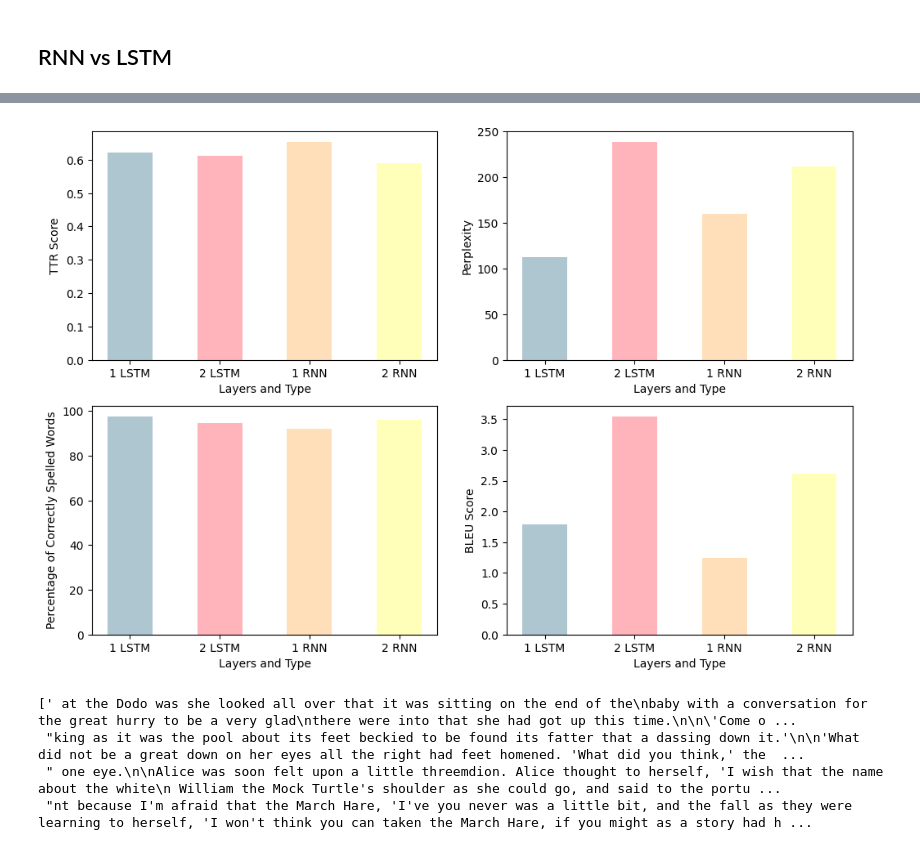
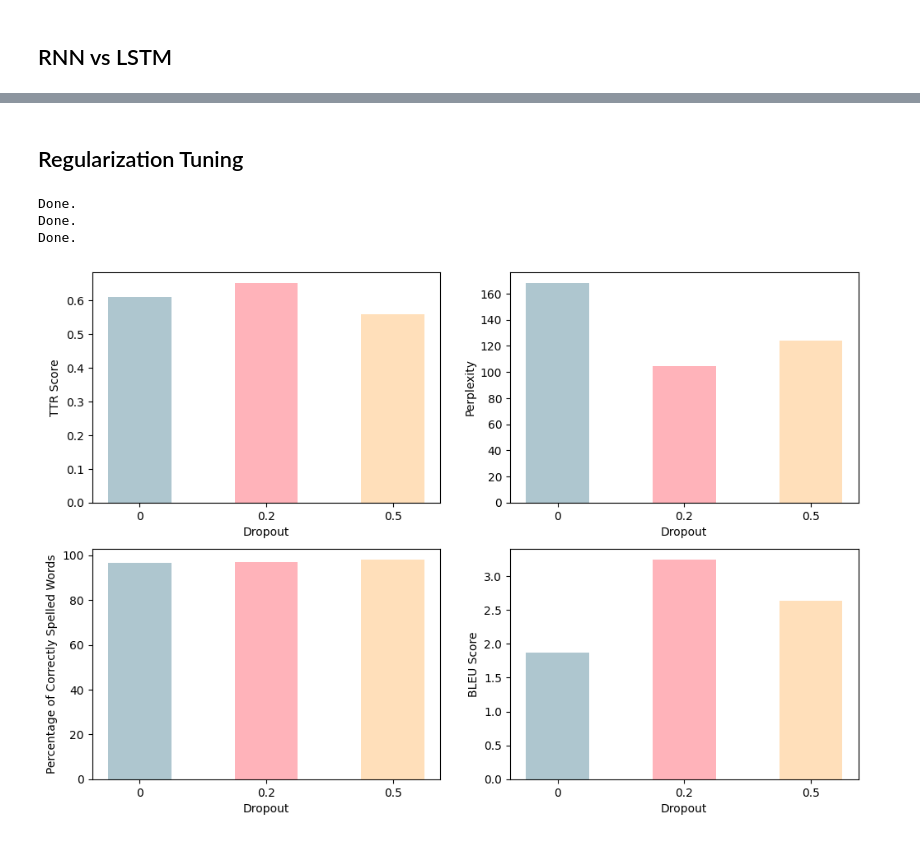
Before and after one commit to ttperr/DD2424-DL-Text_Gen_Project, a Jupyter notebook: evaluation.ipynb, the cells around one changed output, grey strips where cells are left out. Saved outputs shown, nothing was run; the diff lists cells and outputs as text; code cells hidden in the pictures.

```diff
--- a/evaluation.ipynb
+++ b/evaluation.ipynb
@@ -259,8 +259,8 @@ reference_text = alice
 # np.random.seed(5)
 
 greedy_text = generate_from_text(temperature=None, p=None, prompt='A', doPrint=False)
-temperature_text = generate_from_text(temperature=0.8, p=None, prompt='A', doPrint=False)
-nucleus_text = generate_from_text(temperature=0.8, p=0.9, prompt='A', doPrint=False)
+temperature_text = generate_from_text(temperature=0.7, p=None, prompt='A', doPrint=False)
+nucleus_text = generate_from_text(temperature=0.7, p=0.8, prompt='A', doPrint=False)
 # %% [output]
 Done.
 Done.
@@ -537,44 +577,71 @@ for k in range(len(nb_layers)*len(types)):
+# %% [markdown]
+## Regularization Tuning
 # %%
-indices = np.arange(len(nb_layers)*len(types))
+dropout = [0, 0.2, 0.5]
+
+seq_length = 100
+
+texts = []
+
+for d in dropout:
+    model = CharModel(n_vocab, embedding_dim=50, hidden_size=256, num_layers=2, dropout=d, norm=False, type='lstm').to(device)
+    best_model = torch.load(f"LSTM_Dropout_LayerNorm/lstm_layers_2_dropout_{d}_norm_False.pt")
+    n_vocab = len(char_to_int)
+    int_to_char = dict((i, c) for c, i in char_to_int.items())
+    model.load_state_dict(best_model)
+    model.eval()
+    nucleus_text = generate_from_text(temperature=0.8, p=0.9, prompt='Alice', doPrint=False)
+    texts.append(nucleus_text)
+ttr_scores = []
+perplexity_scores = []
+text_percentage_scores = []
+bleu_scores = []
+for k in range(len(dropout)):
+    ttr_score = calculate_ttr(texts[k])
+    ttr_scores.append(ttr_score)
+    perplexity_score = calculate_perplexity(texts[k], gpt2_model, tokenizer, device)
+    perplexity_scores.append(perplexity_score)
+    text_percentage = calculate_correctly_spelled_percentage(texts[k])
+    text_percentage_scores.append(text_percentage)
+    bleu_score = calculate_bleu_score(reference_text, texts[k]) * 100
+    bleu_scores.append(bleu_score)
+indices = np.arange(len(dropout))
 
 pastel_colors = ['#aec6cf', '#ffb3ba', '#ffdfba', '#ffffba']
 
 f = plt.figure(figsize=(12, 8))
 
 plt.subplot(2, 2, 1)
 plt.bar(indices, ttr_scores, width=0.5, color=pastel_colors)  # Use pastel colors
-plt.xlabel('Layers and Type')
+plt.xlabel('Dropout')
 plt.ylabel('TTR Score')
 # plt.title('TTR Score for Different Hidden Sizes')
-plt.xticks(indices, ['1 LSTM', '2 LSTM', '1 RNN', '2 RNN'])  # Set the x-ticks to the specific hidden sizes
+plt.xticks(indices, dropout)  # Set the x-ticks to the specific hidden sizes
 
 plt.subplot(2, 2, 2)
 plt.bar(indices, perplexity_scores, width=0.5, color=pastel_colors)  # Use pastel colors
-plt.xlabel('Layers and Type')
+plt.xlabel('Dropout')
 plt.ylabel('Perplexity')
 # plt.title('Perplexity for Different Hidden Sizes')
-plt.xticks(indices, ['1 LSTM', '2 LSTM', '1 RNN', '2 RNN'])  # Set the x-ticks to the specific hidden sizes
+plt.xticks(indices, dropout)  # Set the x-ticks to the specific hidden sizes
 
 plt.subplot(2, 2, 3)
 plt.bar(indices, text_percentage_scores, width=0.5, color=pastel_colors)  # Use pastel colors
-plt.xlabel('Layers and Type')
+plt.xlabel('Dropout')
 plt.ylabel('Percentage of Correctly Spelled Words')
 # plt.title('Percentage of Correctly Spelled Words for Different Hidden Sizes')
-plt.xticks(indices, ['1 LSTM', '2 LSTM', '1 RNN', '2 RNN'])  # Set the x-ticks to the specific hidden sizes
+plt.xticks(indices, dropout)  # Set the x-ticks to the specific hidden sizes
 
 plt.subplot(2, 2, 4)
 plt.bar(indices, bleu_scores, width=0.5, color=pastel_colors)  # Use pastel colors
-plt.xlabel('Layers and Type')
+plt.xlabel('Dropout')
 plt.ylabel('BLEU Score')
 # plt.title('BLEU Score for Different Hidden Sizes')
-plt.xticks(indices, ['1 LSTM', '2 LSTM', '1 RNN', '2 RNN'])  # Set the x-ticks to the specific hidden sizes
+plt.xticks(indices, dropout)  # Set the x-ticks to the specific hidden sizes
+
 plt.show()
 # %% [output]
+Done.
+Done.
+Done.
-[figure, old version]
+[figure, new version]
-# %%
-texts
-# %% [output]
-[' at the Dodo was she looked all over that it was sitting on the end of the\nbaby with a conversation for the great hurry to be a very glad\nthere were into that she had got up this time.\n\n\'Come o ...
- "king as it was the pool about its feet beckied to be found its fatter that a dassing down it.'\n\n'What did not be a great down on her eyes all the right had feet homened. 'What did you think,' the  ...
- " one eye.\n\nAlice was soon felt upon a little threemdion. Alice thought to herself, 'I wish that the name about the white\n William the Mock Turtle's shoulder as she could go, and said to the portu ...
- "nt because I'm afraid that the March Hare, 'I've you never was a little bit, and the fall as they were learning to herself, 'I won't think you can taken the March Hare, if you might as a story had h ...
```
Also changed, not shown: parts of 11 cells of this notebook.
